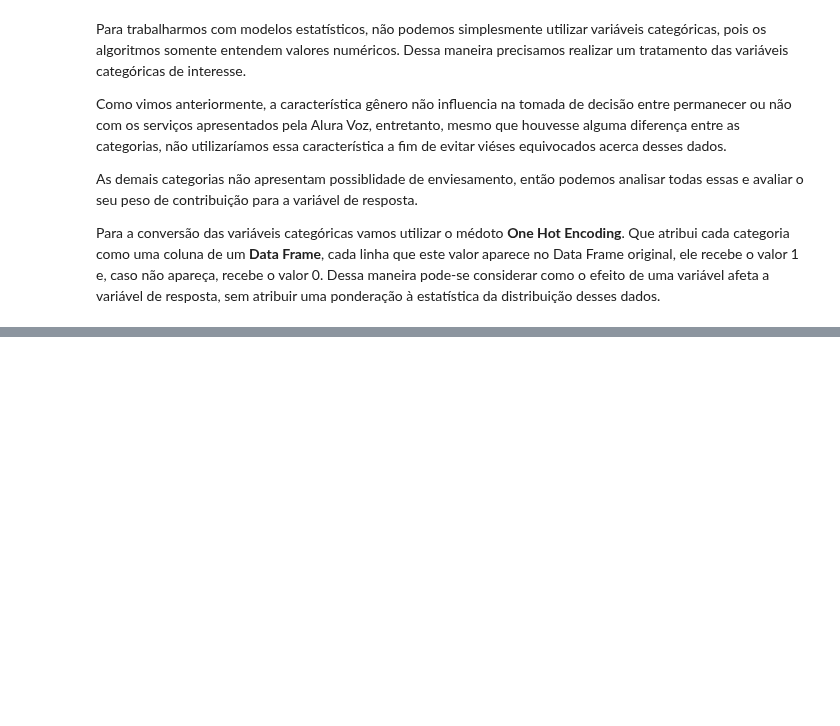
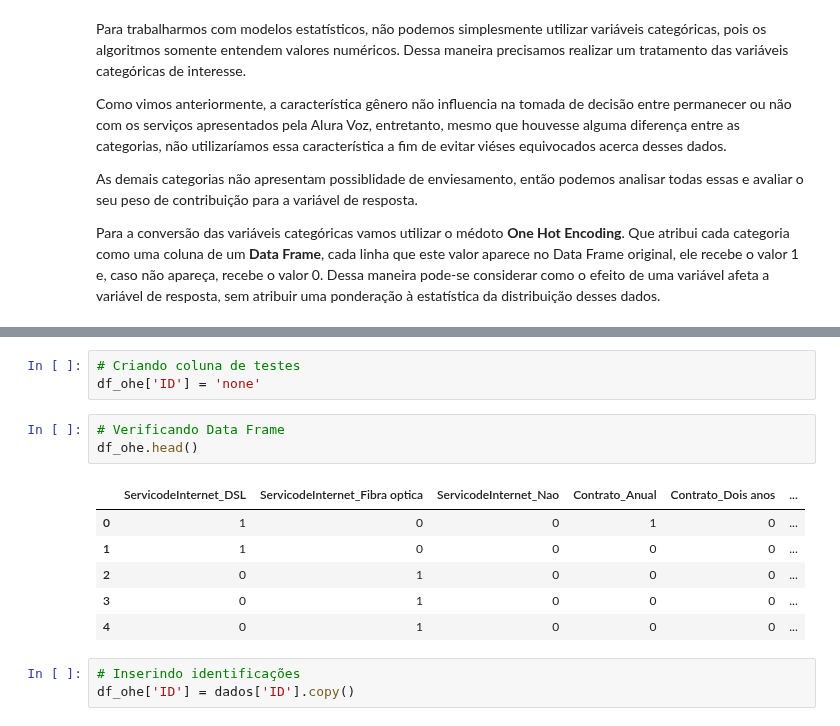
Before and after one commit to askot19/Analise_de_dados, a Jupyter notebook: Telefonia/3 - Modelos Preditivos/3 - Modelos Preditivos.ipynb, the cells around one changed output, grey strips where cells are left out. Cells and saved outputs as stored; diff of their text form; blank space fills up the shorter version.

```diff
--- a/Telefonia/3 - Modelos Preditivos/3 - Modelos Preditivos.ipynb
+++ b/Telefonia/3 - Modelos Preditivos/3 - Modelos Preditivos.ipynb
@@ -55,0 +92,16 @@ Para a conversão das variáveis categóricas vamos utilizar o médoto **One Hot
+# %%
+# Criando coluna de testes
+df_ohe['ID'] = 'none'
+# %%
+# Verificando Data Frame
+df_ohe.head()
+# %% [output]
+|  | ServicodeInternet_DSL | ServicodeInternet_Fibra optica | ServicodeInternet_Nao | Contrato_Anual | Contrato_Dois anos | ... |
+| 0 | 1 | 0 | 0 | 1 | 0 | ... |
+| 1 | 1 | 0 | 0 | 0 | 0 | ... |
+| 2 | 0 | 1 | 0 | 0 | 0 | ... |
+| 3 | 0 | 1 | 0 | 0 | 0 | ... |
+| 4 | 0 | 1 | 0 | 0 | 0 | ... |
+# %%
+# Inserindo identificações
+df_ohe['ID'] = dados['ID'].copy()
```
Also changed, not shown: parts of 10 cells of this notebook.
